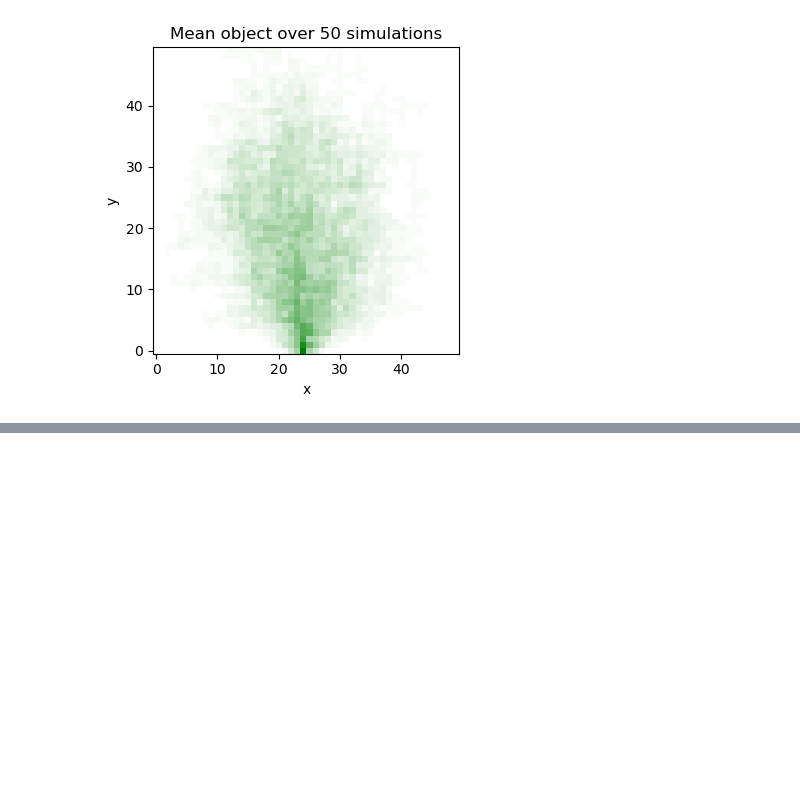
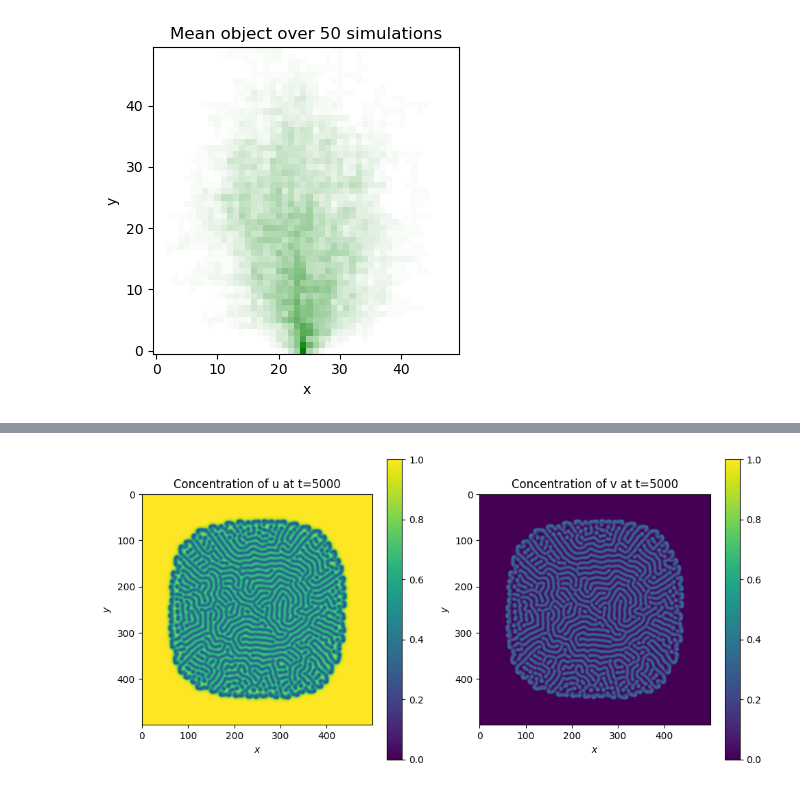
Before and after one commit to jonas4climate/modelling-natural-processes, a Jupyter notebook: Set2.ipynb, the cells around one changed output, grey strips where cells are left out. Cells and saved outputs as stored; diff of their text form; code cells hidden in the pictures; blank space fills up the shorter version.

```diff
--- a/Set2.ipynb
+++ b/Set2.ipynb
@@ -871,0 +955,10 @@ for p_sticky, cmap in zip(p_stickies, cmaps):
+# %%
+# Different parameter
+end_time = 5_000
+grid_size = 500
+U, V = initialize_system(size=grid_size)
+Du=0.2; Dv=0.08; f=0.035; k=0.020  # Coral
+U_end, V_end = run_simulation(U, V, Du, Dv, f, k, T=end_time)
+visualize(U_end, V_end, t=end_time, name=f"media_2/coral_plot_{end_time}.png")
+# %% [output]
+[figure, added]
```
Also changed, not shown: parts of 10 cells of this notebook.
